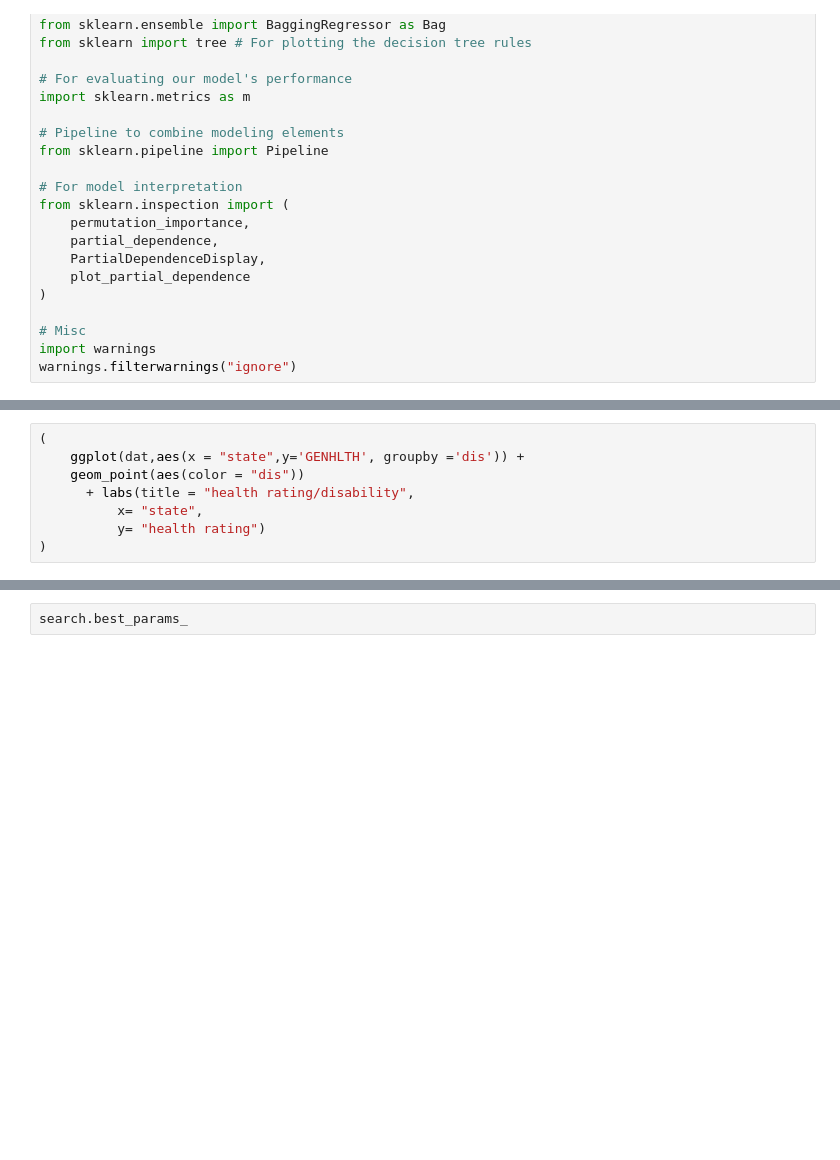
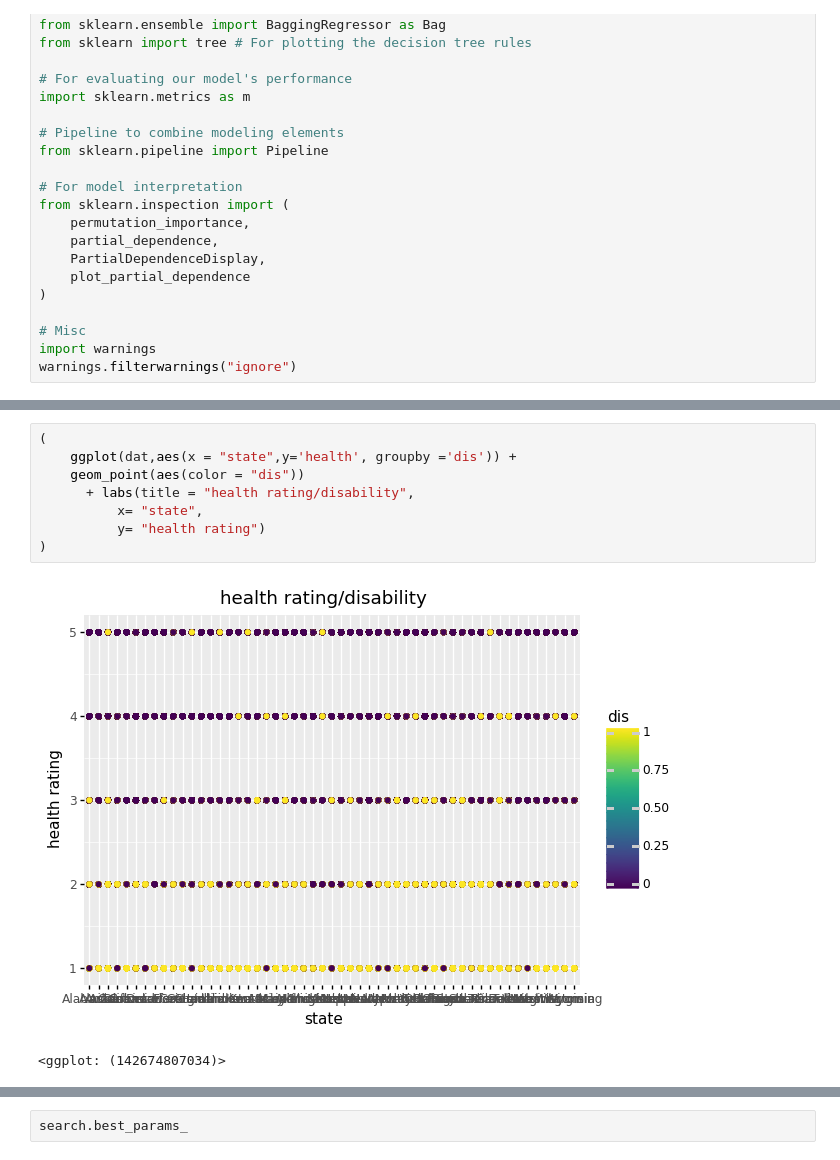
Before and after one commit to audreymcj/PPOL564proj, a Jupyter notebook: exploration.ipynb, the cells around one changed output, grey strips where cells are left out. Cells and saved outputs as stored; diff of their text form; blank space fills up the shorter version.

```diff
--- a/exploration.ipynb
+++ b/exploration.ipynb
@@ -83,9 +87,12 @@ plt.show()
 # %%
 (
-    ggplot(dat,aes(x = "state",y='GENHLTH', groupby ='dis')) +
+    ggplot(dat,aes(x = "state",y='health', groupby ='dis')) +
     geom_point(aes(color = "dis"))
       + labs(title = "health rating/disability",
           x= "state",
           y= "health rating")
 )
+# %% [output]
+[figure, added]
+<ggplot: (142674807034)>
 # %%
```
Also changed, not shown: parts of 29 cells of this notebook, 1 other file.
